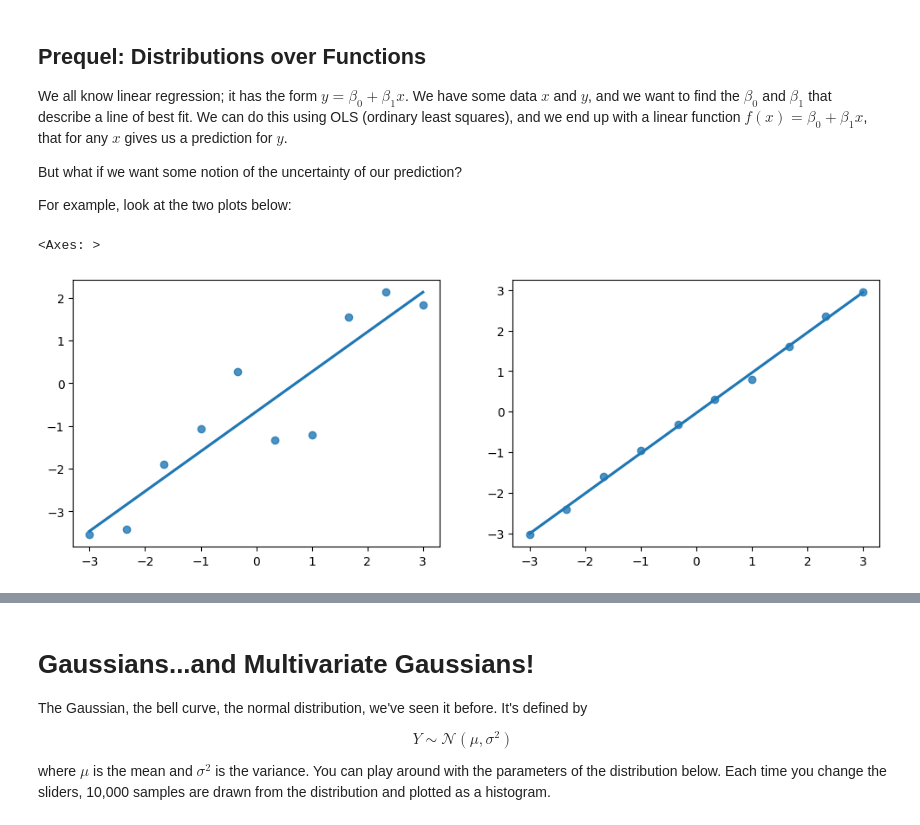
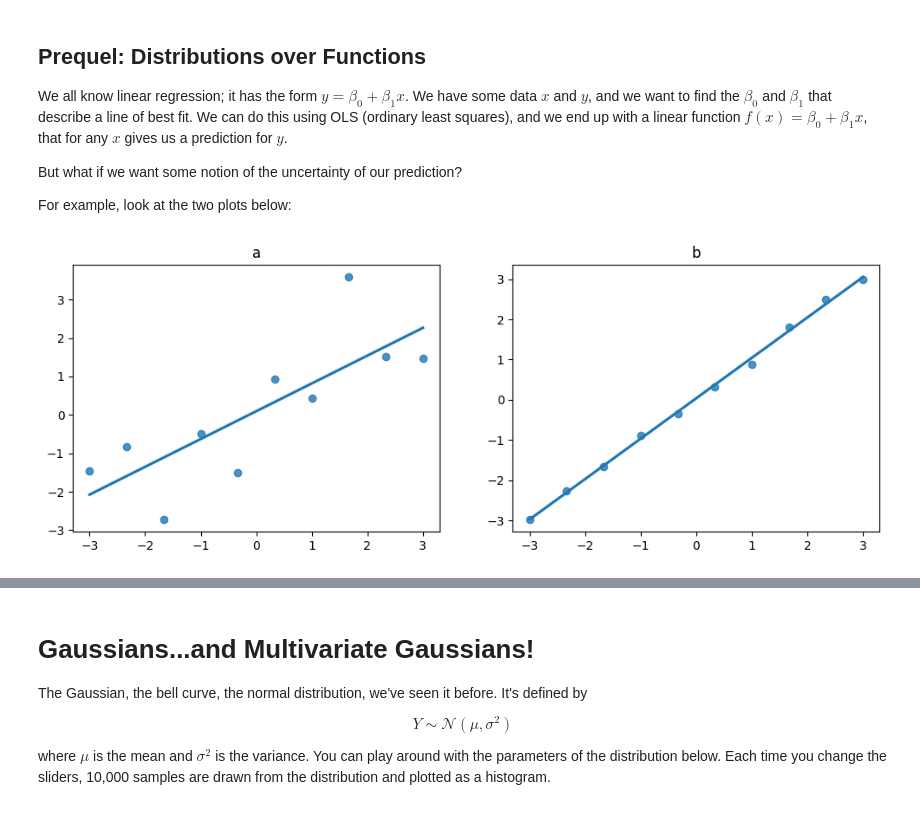
Before and after one commit to cyniphile/learn_gaussian_process_regression, a Jupyter notebook: gp_tutorial.ipynb, the cells around one changed output, grey strips where cells are left out. Saved outputs shown, nothing was run; the diff lists cells and outputs as text; code cells hidden in the pictures.

```diff
--- a/gp_tutorial.ipynb
+++ b/gp_tutorial.ipynb
@@ -78,13 +88,12 @@ For example, look at the two plots below:
 # %%
 fig, (ax1, ax2) = plt.subplots(1, 2, figsize=(12, 4))
 x_reg = np.linspace(-3, 3, 10)
 NOISE_VARIANCE = 1
 y_noise = x_reg + np.random.normal(0, NOISE_VARIANCE, 10)
 LOW_NOISE_VARIANCE = 0.1
 y_low_noise = x_reg + np.random.normal(0, LOW_NOISE_VARIANCE, 10)
-sns.regplot(x=x_reg, y=y_noise, ax=ax1, ci=None)
-sns.regplot(x=x_reg, y=y_low_noise, ax=ax2, ci=None)
+sns.regplot(x=x_reg, y=y_noise, ax=ax1, ci=None).set_title('a')
+_ = sns.regplot(x=x_reg, y=y_low_noise, ax=ax2, ci=None).set_title('b')
 # %% [output]
-<Axes: >
-[figure, old version]
+[figure, new version]
 # %% [markdown]
```
Also changed, not shown: parts of 30 cells of this notebook.
